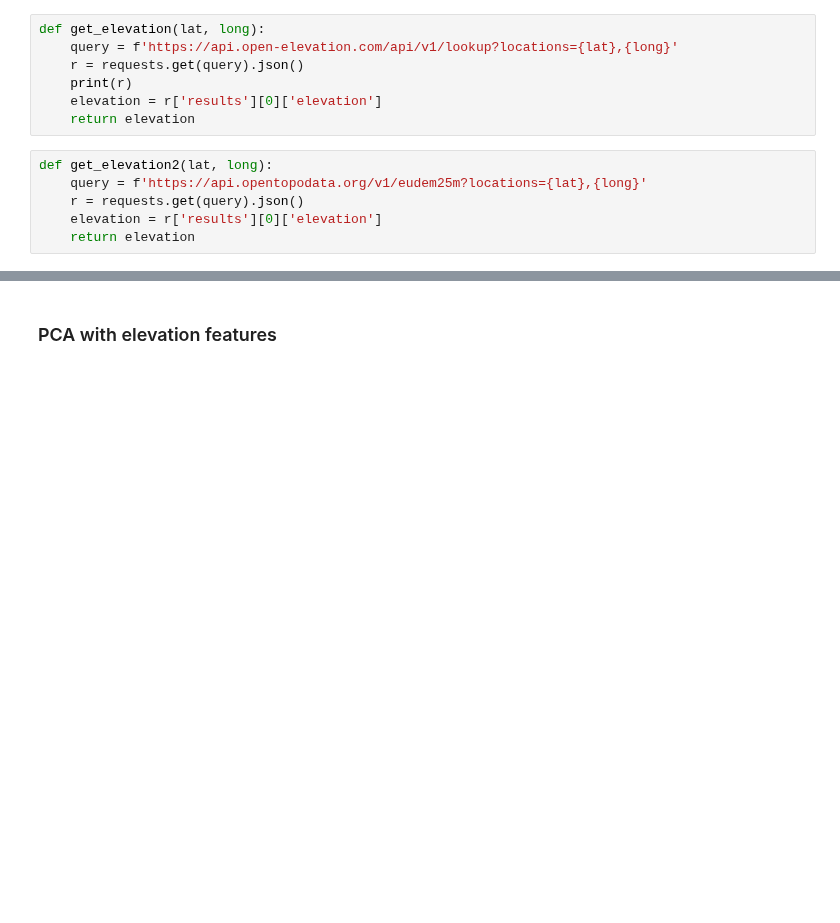
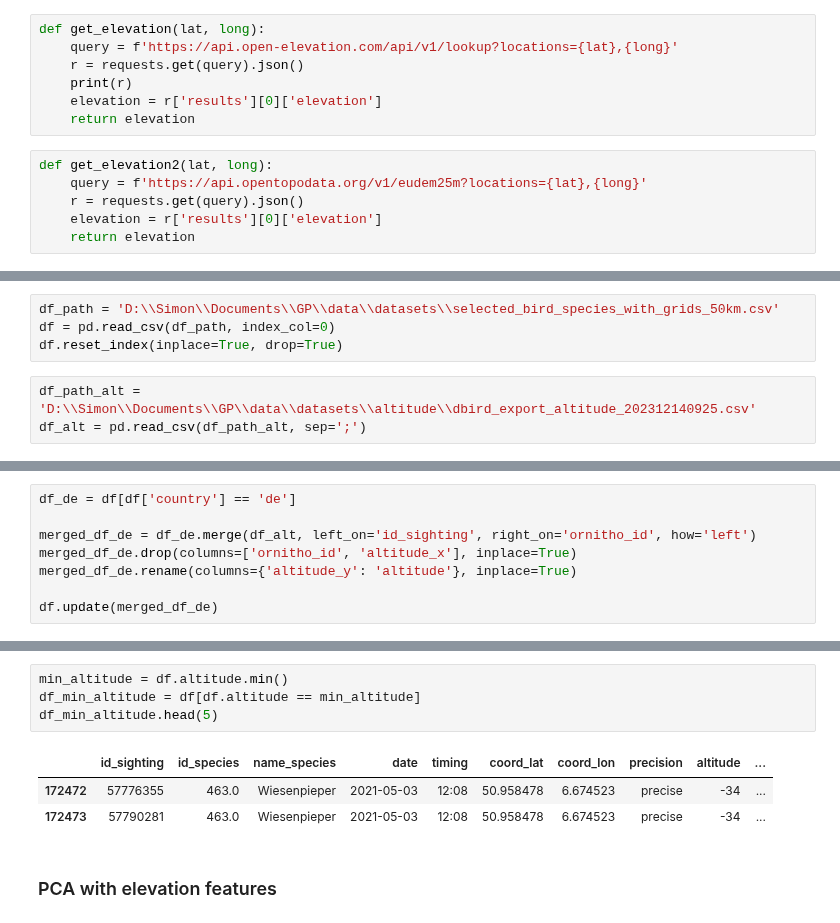
Before and after one commit to marinasie/bird-sighting-validation, a Jupyter notebook: simon/feature_generation/elevation.ipynb, the cells around one changed output, grey strips where cells are left out. Drawn from its saved outputs; the diff is of its cells as text; blank space fills up the shorter version.

```diff
--- a/simon/feature_generation/elevation.ipynb
+++ b/simon/feature_generation/elevation.ipynb
@@ -145,0 +139,7 @@ df_min_altitude.head(5)
+# %%
+df_path = 'D:\\Simon\\Documents\\GP\\data\\datasets\\selected_bird_species_with_grids_50km.csv'
+df = pd.read_csv(df_path, index_col=0)
+df.reset_index(inplace=True, drop=True)
+# %%
+df_path_alt = 'D:\\Simon\\Documents\\GP\\data\\datasets\\altitude\\dbird_export_altitude_202312140925.csv'
+df_alt = pd.read_csv(df_path_alt, sep=';')
@@ -145,0 +148,8 @@ df_min_altitude.head(5)
+# %%
+df_de = df[df['country'] == 'de']
+
+merged_df_de = df_de.merge(df_alt, left_on='id_sighting', right_on='ornitho_id', how='left')
+merged_df_de.drop(columns=['ornitho_id', 'altitude_x'], inplace=True)
+merged_df_de.rename(columns={'altitude_y': 'altitude'}, inplace=True)
+
+df.update(merged_df_de)
@@ -146,3 +179,11 @@ df_min_altitude.head(5)
+# %%
+min_altitude = df.altitude.min()
+df_min_altitude = df[df.altitude == min_altitude]
+df_min_altitude.head(5)
+# %% [output]
+|  | id_sighting | id_species | name_species | date | timing | coord_lat | coord_lon | precision | altitude | ... |
+| 172472 | 57776355 | 463.0 | Wiesenpieper | 2021-05-03 | 12:08 | 50.958478 | 6.674523 | precise | -34 | ... |
+| 172473 | 57790281 | 463.0 | Wiesenpieper | 2021-05-03 | 12:08 | 50.958478 | 6.674523 | precise | -34 | ... |
 # %% [markdown]
 ### PCA with elevation features
 # %%
```
Also changed, not shown: parts of 12 cells of this notebook.
